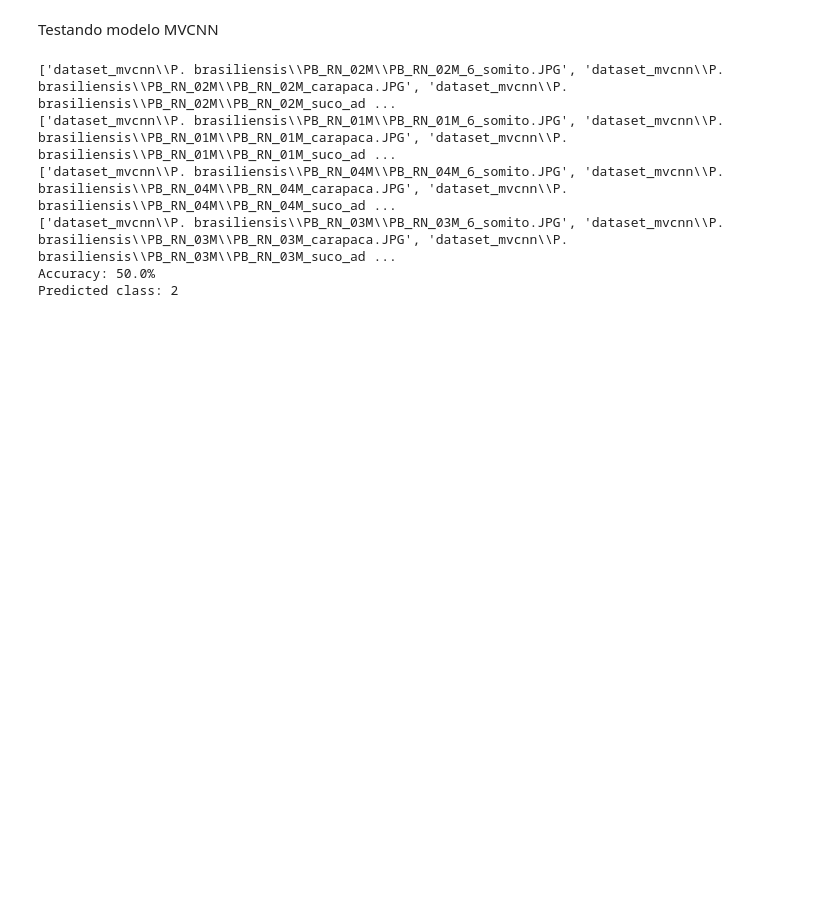
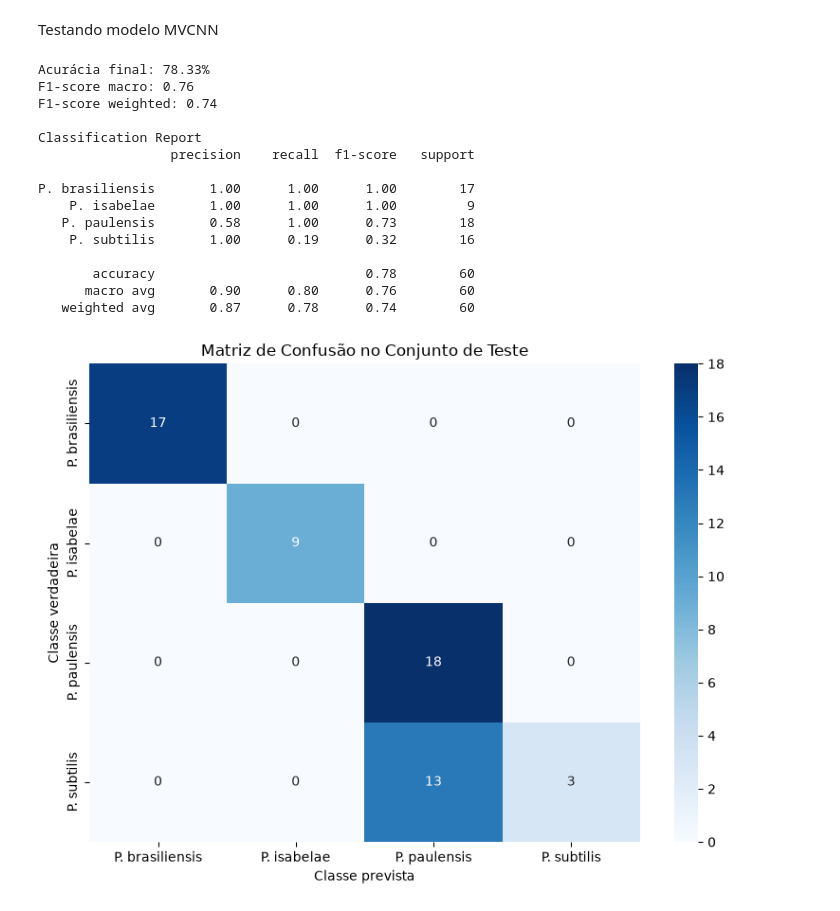
Before and after one commit to LABEEC-Sistemas/pink_shrimp_MVCNN, a Jupyter notebook: camarao_rosa_mvcnn.ipynb, the cells around one changed output. Cells and saved outputs as stored; diff of their text form; code cells hidden in the pictures; blank space fills up the shorter version.

```diff
--- a/camarao_rosa_mvcnn.ipynb
+++ b/camarao_rosa_mvcnn.ipynb
@@ -295,10 +301,21 @@ Epoch 20 | Loss: 0.1012 | Acc: 94.96%
 Testando modelo MVCNN
 # %%
 test_model(model_mvcnn, test_loader)
+torch.save(model_mvcnn.state_dict(), 'modelo_resnet.pth')
 # %% [output]
-['dataset_mvcnn\\P. brasiliensis\\PB_RN_02M\\PB_RN_02M_6_somito.JPG', 'dataset_mvcnn\\P. brasiliensis\\PB_RN_02M\\PB_RN_02M_carapaca.JPG', 'dataset_mvcnn\\P. brasiliensis\\PB_RN_02M\\PB_RN_02M_suco_ad ...
-['dataset_mvcnn\\P. brasiliensis\\PB_RN_01M\\PB_RN_01M_6_somito.JPG', 'dataset_mvcnn\\P. brasiliensis\\PB_RN_01M\\PB_RN_01M_carapaca.JPG', 'dataset_mvcnn\\P. brasiliensis\\PB_RN_01M\\PB_RN_01M_suco_ad ...
-['dataset_mvcnn\\P. brasiliensis\\PB_RN_04M\\PB_RN_04M_6_somito.JPG', 'dataset_mvcnn\\P. brasiliensis\\PB_RN_04M\\PB_RN_04M_carapaca.JPG', 'dataset_mvcnn\\P. brasiliensis\\PB_RN_04M\\PB_RN_04M_suco_ad ...
-['dataset_mvcnn\\P. brasiliensis\\PB_RN_03M\\PB_RN_03M_6_somito.JPG', 'dataset_mvcnn\\P. brasiliensis\\PB_RN_03M\\PB_RN_03M_carapaca.JPG', 'dataset_mvcnn\\P. brasiliensis\\PB_RN_03M\\PB_RN_03M_suco_ad ...
-Accuracy: 50.0%
-Predicted class: 2
+Acurácia final: 78.33%
+F1-score macro: 0.76
+F1-score weighted: 0.74
+
+Classification Report
+                 precision    recall  f1-score   support
+
+P. brasiliensis       1.00      1.00      1.00        17
+    P. isabelae       1.00      1.00      1.00         9
+   P. paulensis       0.58      1.00      0.73        18
+    P. subtilis       1.00      0.19      0.32        16
+
+       accuracy                           0.78        60
+      macro avg       0.90      0.80      0.76        60
+   weighted avg       0.87      0.78      0.74        60
+[figure, added]
```
Also changed, not shown: parts of 3 cells of this notebook.
